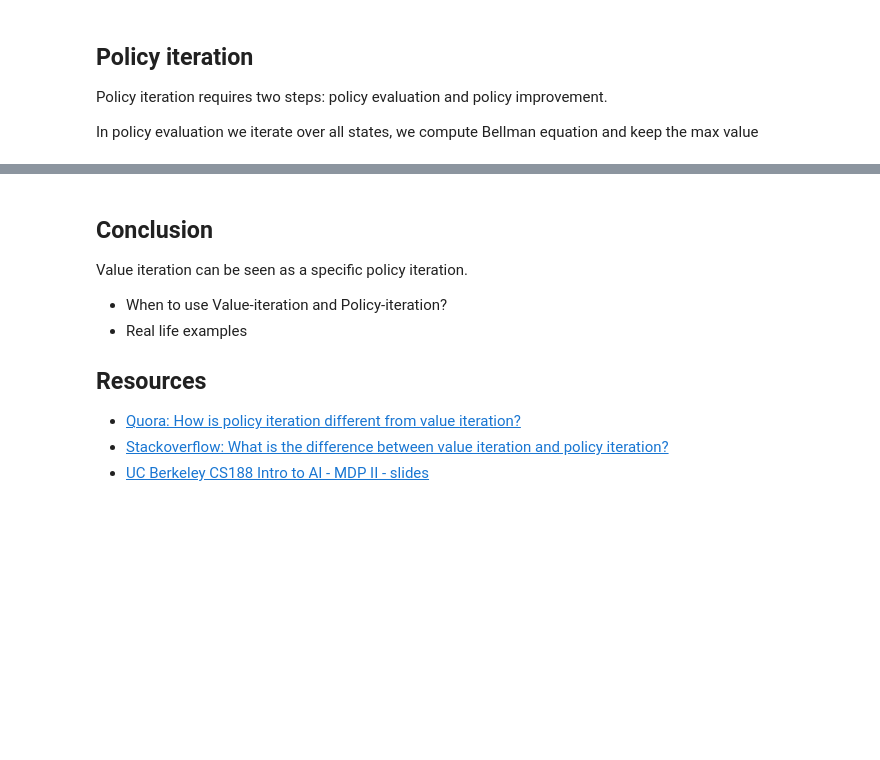
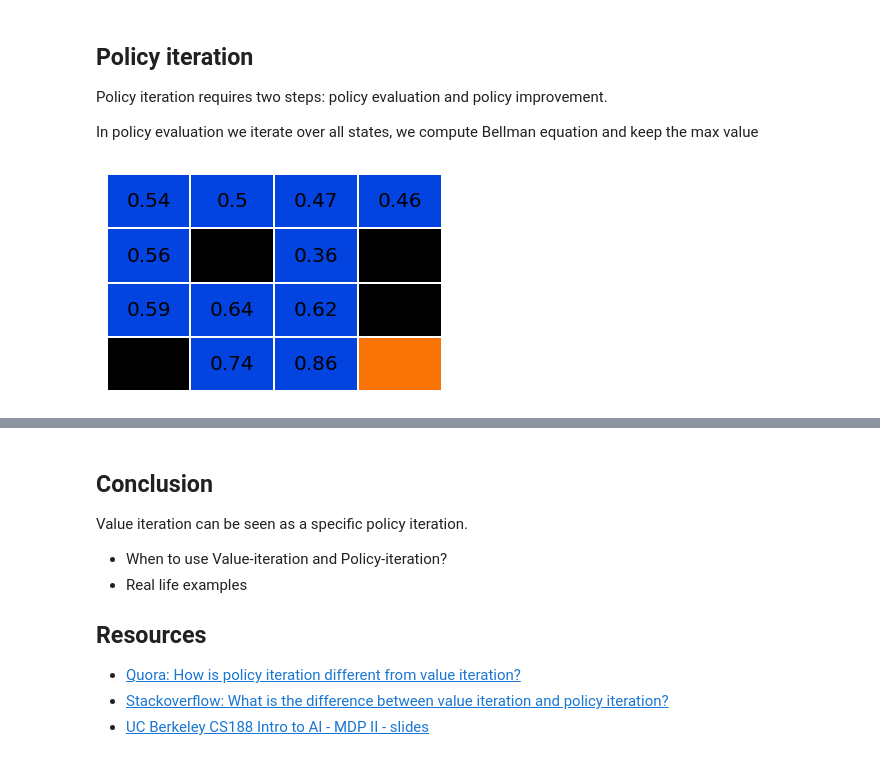
Before and after one commit to ademenet/move_37, a Jupyter notebook: week2/gridworld_solution.ipynb, the cells around one changed output, grey strips where cells are left out. Drawn from its saved outputs; the diff is of its cells as text; code cells hidden in the pictures; blank space fills up the shorter version.

```diff
--- a/week2/gridworld_solution.ipynb
+++ b/week2/gridworld_solution.ipynb
@@ -141,3 +100,32 @@ array([0.        , 0.        , 0.        , 0.        , 0.        ,
 Policy iteration requires two steps: policy evaluation and policy improvement.
 
 In policy evaluation we iterate over all states, we compute Bellman equation and keep the max value
+# %%
+def policy_evaluation(env, pi, V, theta, discount_factor):
+    while True:
+        delta = 0
+        for s in range(env.env.nS):
+            temp = V.copy()
+            V[s] = np.sum(prob * (reward + discount_factor * V[next_state]) for prob, next_state, reward, _ in env.env.P[s][pi[s]])
+            delta = max(delta, np.abs(temp[s] - V[s]))
+        if delta < theta:
+            break
+    return V
+
+def policy_iteration(env, theta=1e-20, discount_factor=0.99):
+    pi = np.zeros(env.env.nS, dtype=np.int)
+    V = np.zeros(env.env.nS)
+    policy_stable = True
+    while True:
+        old_pi = pi.copy()
+        # Evaluate wrt to the policy
+        V = policy_evaluation(env, pi, V, theta, discount_factor)
+        pi = np.array([np.argmax(get_expected_values(env, s, V, discount_factor)) for s in range(env.env.nS)])
+        if np.array_equal(old_pi, pi):
+            return pi, V
+# %%
+pi2, V2 = policy_iteration(env)
+# %%
+week2_utils.plotV(V2, env)
+# %% [output]
+[figure, added]
```
Also changed, not shown: parts of 13 cells of this notebook.
